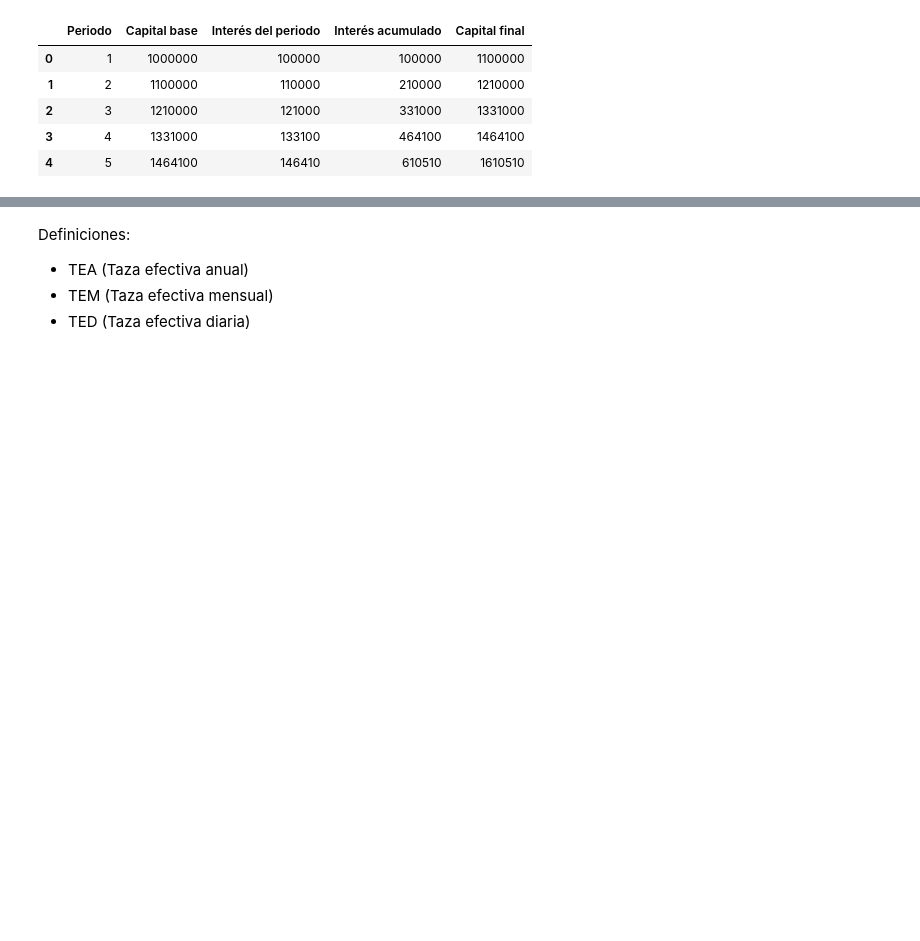
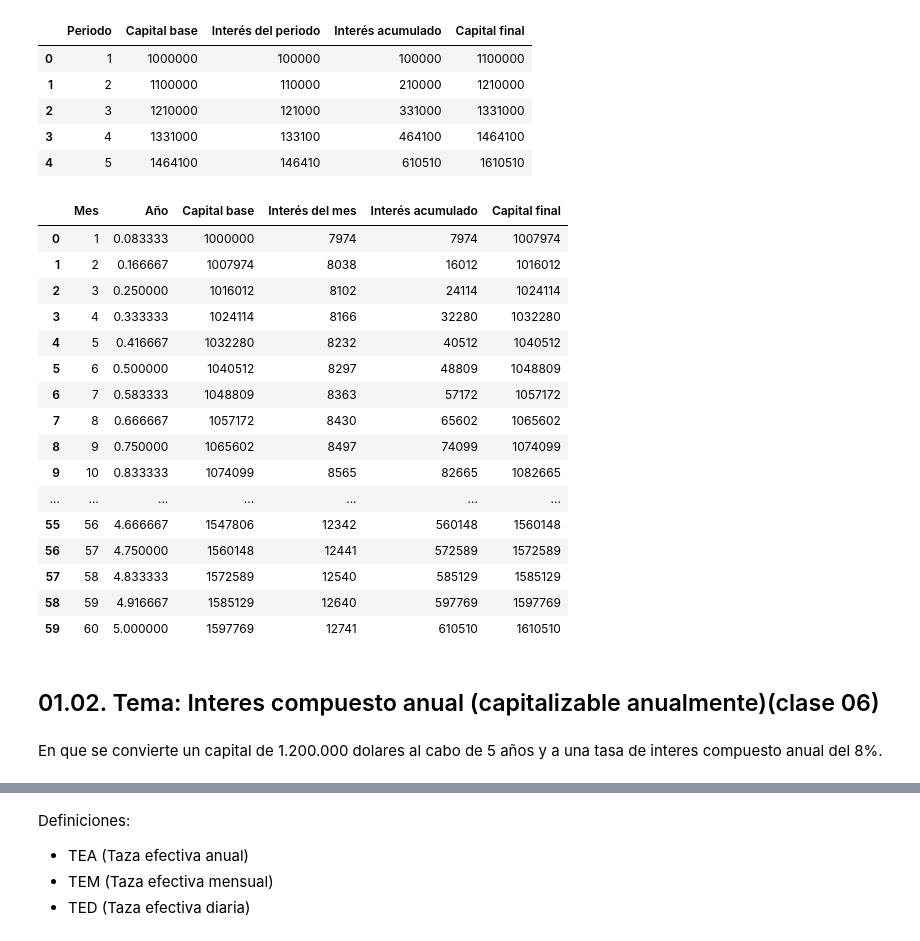
Before and after one commit to alexandergribenchenko/Data_Science_Finanzas, a Jupyter notebook: DS_FIN_01_Creditos_estudio.ipynb, the cells around one changed output, grey strips where cells are left out. Cells and saved outputs as stored; diff of their text form; code cells hidden in the pictures; blank space fills up the shorter version.

```diff
--- a/DS_FIN_01_Creditos_estudio.ipynb
+++ b/DS_FIN_01_Creditos_estudio.ipynb
@@ -52,12 +128,11 @@ def generar_tabla_apply(capital_inicial, tasa_anual, m, n_anios):
 
     return df
 # %%
-
 df = generar_tabla_apply(
     capital_inicial=1_000_000,
     tasa_anual=0.10,
     m=1,
-    n_anios=5
+    n=5
 )
 
 df
@@ -68,3 +143,66 @@ df
 | 2 | 3 | 1210000 | 121000 | 331000 | 1331000 |
 | 3 | 4 | 1331000 | 133100 | 464100 | 1464100 |
 | 4 | 5 | 1464100 | 146410 | 610510 | 1610510 |
+# %%
+def generar_tabla_mensual(capital_inicial, tasa_anual, m, n):
+    meses_totales = n * 12
+    df = pd.DataFrame({'Mes': range(1, meses_totales + 1)})
+
+    # Convertimos cada mes a fracción de año
+    df['Año'] = df['Mes'] / 12
+
+    # Capital base al inicio del mes n: C0 * (1 + i/m)^(m * (t - 1/12))
+    df['Capital base'] = df['Año'].apply(
+        lambda t: round(capital_inicial * (1 + tasa_anual / m) ** (m * (t - 1/12)))
+    )
+
+    # Interés del mes n: Capital base del mes * (i / m)
+    df['Interés del mes'] = df['Año'].apply(
+    lambda t: round(capital_inicial * (
+        (1 + tasa_anual / m) ** (m * t)
+        - (1 + tasa_anual / m) ** (m * (t - 1/12))
+        ))
+    )
+
+    # Interés acumulado hasta el mes n (fórmula cerrada)
+    df['Interés acumulado'] = df['Año'].apply(
+        lambda t: round(capital_inicial * ((1 + tasa_anual / m) ** (m * t) - 1))
+    )
+
+    # Capital final al final del mes n: C0 * (1 + i/m)^(m * t)
+    df['Capital final'] = df['Año'].apply(
+        lambda t: round(capital_inicial * (1 + tasa_anual / m) ** (m * t))
+    )
+
+    return df
+# %%
+df = generar_tabla_mensual(
+    capital_inicial=1_000_000,
+    tasa_anual=0.10,
+    m=1,
+    n=5
+)
+
+df
+# %% [output]
+|  | Mes | Año | Capital base | Interés del mes | Interés acumulado | Capital final |
+| 0 | 1 | 0.083333 | 1000000 | 7974 | 7974 | 1007974 |
+| 1 | 2 | 0.166667 | 1007974 | 8038 | 16012 | 1016012 |
+| 2 | 3 | 0.250000 | 1016012 | 8102 | 24114 | 1024114 |
+| 3 | 4 | 0.333333 | 1024114 | 8166 | 32280 | 1032280 |
+| 4 | 5 | 0.416667 | 1032280 | 8232 | 40512 | 1040512 |
+| 5 | 6 | 0.500000 | 1040512 | 8297 | 48809 | 1048809 |
+| 6 | 7 | 0.583333 | 1048809 | 8363 | 57172 | 1057172 |
+| 7 | 8 | 0.666667 | 1057172 | 8430 | 65602 | 1065602 |
+| 8 | 9 | 0.750000 | 1065602 | 8497 | 74099 | 1074099 |
+| 9 | 10 | 0.833333 | 1074099 | 8565 | 82665 | 1082665 |
+| ... | ... | ... | ... | ... | ... | ... |
+| 55 | 56 | 4.666667 | 1547806 | 12342 | 560148 | 1560148 |
+| 56 | 57 | 4.750000 | 1560148 | 12441 | 572589 | 1572589 |
+| 57 | 58 | 4.833333 | 1572589 | 12540 | 585129 | 1585129 |
+| 58 | 59 | 4.916667 | 1585129 | 12640 | 597769 | 1597769 |
+| 59 | 60 | 5.000000 | 1597769 | 12741 | 610510 | 1610510 |
+# %% [markdown]
+## 01.02. Tema: Interes compuesto anual (capitalizable anualmente)(clase 06)
+# %% [markdown]
+En que se convierte un capital de 1.200.000 dolares al cabo de 5 años y a una tasa de interes compuesto anual del 8%.
```
Also changed, not shown: parts of 20 cells of this notebook.
